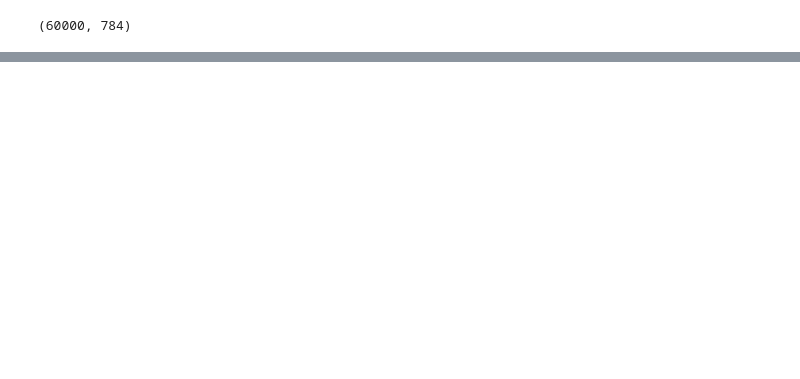
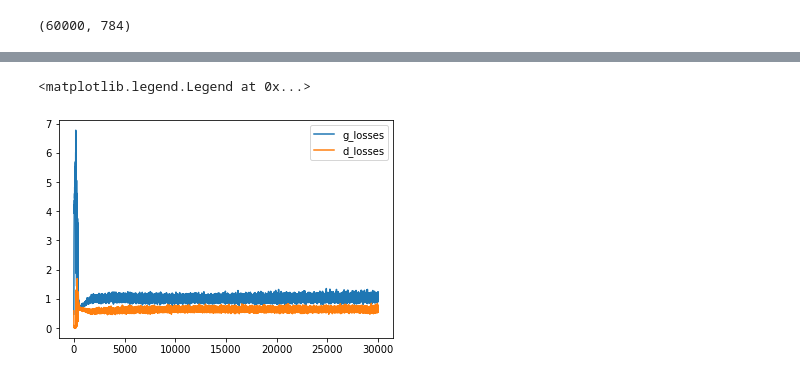
Before and after one commit to doantronghieu/COMPUTER_VISION, a Jupyter notebook: UDM_Lazy_Programmer_Inc_De_Le_Ad_Co_Vi/TF2_GAN.ipynb, the cells around one changed output, grey strips where cells are left out. Saved outputs shown, nothing was run; the diff lists cells and outputs as text; code cells hidden in the pictures; blank space fills up the shorter version.

```diff
--- a/UDM_Lazy_Programmer_Inc_De_Le_Ad_Co_Vi/TF2_GAN.ipynb
+++ b/UDM_Lazy_Programmer_Inc_De_Le_Ad_Co_Vi/TF2_GAN.ipynb
@@ -162,0 +186,7 @@ for epoch in range(epochs):
+# %%
+plt.plot(g_losses, label='g_losses')
+plt.plot(d_losses, label='d_losses')
+plt.legend()
+# %% [output]
+<matplotlib.legend.Legend at 0x...>
+[figure, added]
```
Also changed, not shown: parts of 9 cells of this notebook.
